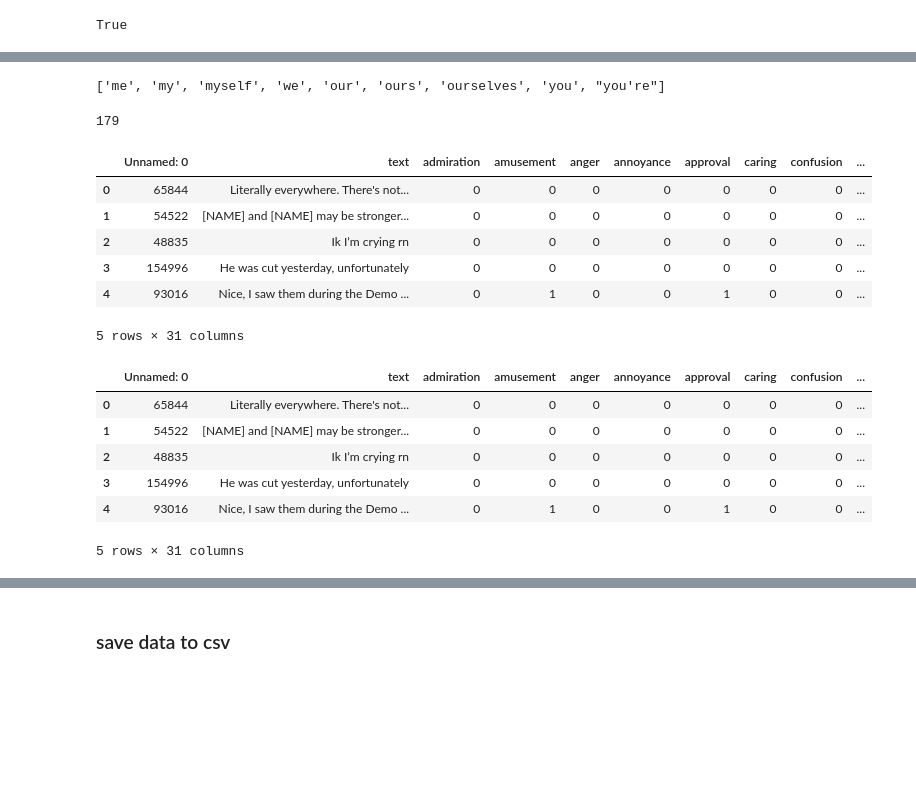
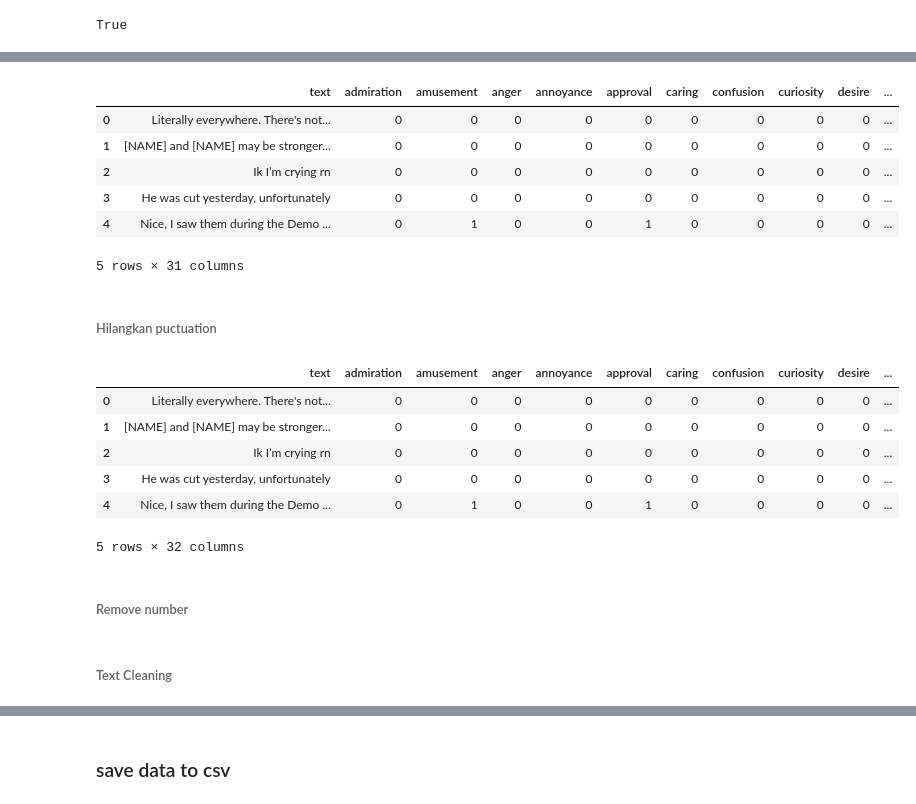
Before and after one commit to romaulisiagian/ABC-Multi-label-Emotion-Classification, a Jupyter notebook: Preprocessing.ipynb, the cells around one changed output, grey strips where cells are left out. Saved outputs shown, nothing was run; the diff lists cells and outputs as text; code cells hidden in the pictures; blank space fills up the shorter version.

```diff
--- a/Preprocessing.ipynb
+++ b/Preprocessing.ipynb
@@ -172,4 +230,4 @@ data_val = cleaning(val_data)
 # %%
 def lowerCase(data):
-    data['text_transformed'] = data['text_transformed'].str.lower()
+    data['processed_text'] = data['text'].str.lower()
     return data
@@ -180 +234,5 @@ data_val = lowerCase(data_val)
+# %%
+train_data = lowerCase(train_data)
+test_data = lowerCase(test_data)
+val_data = lowerCase(val_data)
 # %%
@@ -253,31 +277,23 @@ True
 # %%
 stop_words = nltk.corpus.stopwords.words('english')
-# %%
-stop_words[1:10]
-# %% [output]
-['me', 'my', 'myself', 'we', 'our', 'ours', 'ourselves', 'you', "you're"]
-# %%
-len(stop_words)
-# %% [output]
-179
 # %%
 def removeStopword(data,stop_words_):
-    data['text_transformed'] = data['text_transformed']
+    data['non_stopwords_text'] = data['processed_text']
     for stop_word in stop_words_:
         regex_stopword = r"\b" + stop_word + r"\b"
-        data['text_transformed'] = data['text_transformed'].astype(str).str.replace(regex_stopword, '')
+        data['non_stopwords_text'] = data['non_stopwords_text'].astype(str).str.replace(regex_stopword,'')
     return data
 # %%
-data_train = removeStopword(data_train,stop_words)
-data_test = removeStopword(data_test,stop_words)
-data_val = removeStopword(data_val,stop_words)
+train_data = removeStopword(train_data,stop_words)
+test_data = removeStopword(test_data,stop_words)
+val_data = removeStopword(val_data,stop_words)
 # %%
-data_val.head()
+val_data.head()
 # %% [output]
-|  | Unnamed: 0 | text | admiration | amusement | anger | annoyance | approval | caring | confusion | ... |
-| 0 | 65844 | Literally everywhere. There's not... | 0 | 0 | 0 | 0 | 0 | 0 | 0 | ... |
-| 1 | 54522 | [NAME] and [NAME] may be stronger... | 0 | 0 | 0 | 0 | 0 | 0 | 0 | ... |
-| 2 | 48835 | Ik I’m crying rn | 0 | 0 | 0 | 0 | 0 | 0 | 0 | ... |
-| 3 | 154996 | He was cut yesterday, unfortunately | 0 | 0 | 0 | 0 | 0 | 0 | 0 | ... |
-| 4 | 93016 | Nice, I saw them during the Demo ... | 0 | 1 | 0 | 0 | 1 | 0 | 0 | ... |
+|  | text | admiration | amusement | anger | annoyance | approval | caring | confusion | curiosity | desire | ... |
+| 0 | Literally everywhere. There's not... | 0 | 0 | 0 | 0 | 0 | 0 | 0 | 0 | 0 | ... |
+| 1 | [NAME] and [NAME] may be stronger... | 0 | 0 | 0 | 0 | 0 | 0 | 0 | 0 | 0 | ... |
+| 2 | Ik I’m crying rn | 0 | 0 | 0 | 0 | 0 | 0 | 0 | 0 | 0 | ... |
+| 3 | He was cut yesterday, unfortunately | 0 | 0 | 0 | 0 | 0 | 0 | 0 | 0 | 0 | ... |
+| 4 | Nice, I saw them during the Demo ... | 0 | 1 | 0 | 0 | 1 | 0 | 0 | 0 | 0 | ... |
 5 rows × 31 columns
@@ -298,0 +300,2 @@ data_val = clean_space_data(data_val)
+# %% [markdown]
+###### Hilangkan puctuation
@@ -299,10 +318,12 @@ data_val = clean_space_data(data_val)
 # %%
-data_val.head()
+val_data.head()
 # %% [output]
-|  | Unnamed: 0 | text | admiration | amusement | anger | annoyance | approval | caring | confusion | ... |
-| 0 | 65844 | Literally everywhere. There's not... | 0 | 0 | 0 | 0 | 0 | 0 | 0 | ... |
-| 1 | 54522 | [NAME] and [NAME] may be stronger... | 0 | 0 | 0 | 0 | 0 | 0 | 0 | ... |
-| 2 | 48835 | Ik I’m crying rn | 0 | 0 | 0 | 0 | 0 | 0 | 0 | ... |
-| 3 | 154996 | He was cut yesterday, unfortunately | 0 | 0 | 0 | 0 | 0 | 0 | 0 | ... |
-| 4 | 93016 | Nice, I saw them during the Demo ... | 0 | 1 | 0 | 0 | 1 | 0 | 0 | ... |
+|  | text | admiration | amusement | anger | annoyance | approval | caring | confusion | curiosity | desire | ... |
+| 0 | Literally everywhere. There's not... | 0 | 0 | 0 | 0 | 0 | 0 | 0 | 0 | 0 | ... |
+| 1 | [NAME] and [NAME] may be stronger... | 0 | 0 | 0 | 0 | 0 | 0 | 0 | 0 | 0 | ... |
+| 2 | Ik I’m crying rn | 0 | 0 | 0 | 0 | 0 | 0 | 0 | 0 | 0 | ... |
+| 3 | He was cut yesterday, unfortunately | 0 | 0 | 0 | 0 | 0 | 0 | 0 | 0 | 0 | ... |
+| 4 | Nice, I saw them during the Demo ... | 0 | 1 | 0 | 0 | 1 | 0 | 0 | 0 | 0 | ... |
-5 rows × 31 columns
+5 rows × 32 columns
+# %% [markdown]
+###### Remove number
@@ -308,0 +338,2 @@ data_val.head()
+# %% [markdown]
+###### Text Cleaning
```
Also changed, not shown: parts of 46 cells of this notebook, 7 other files.
